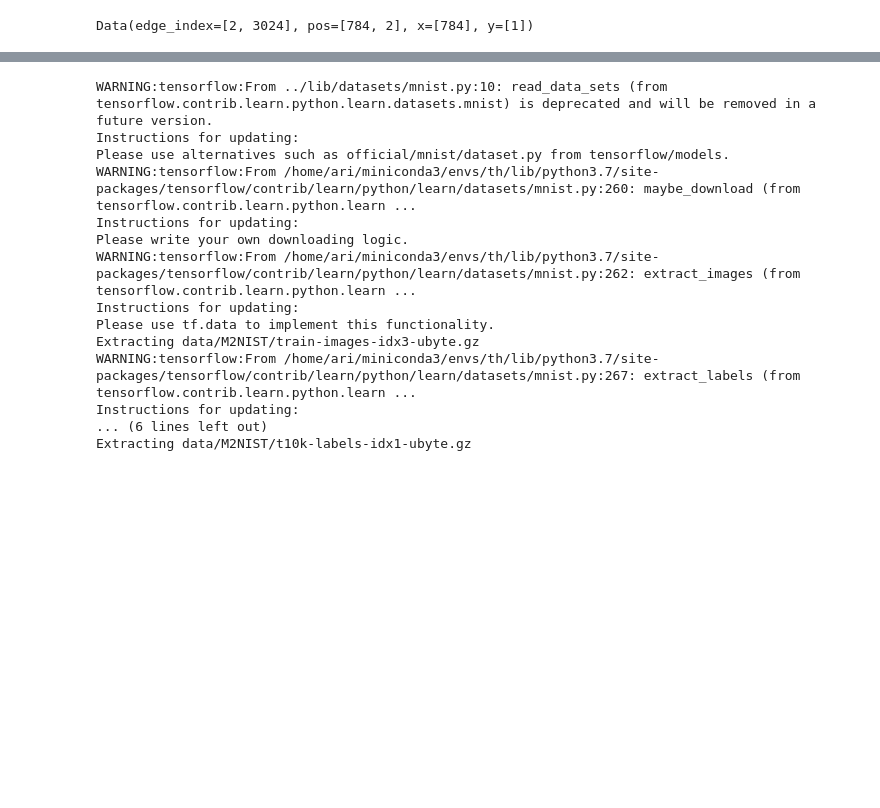
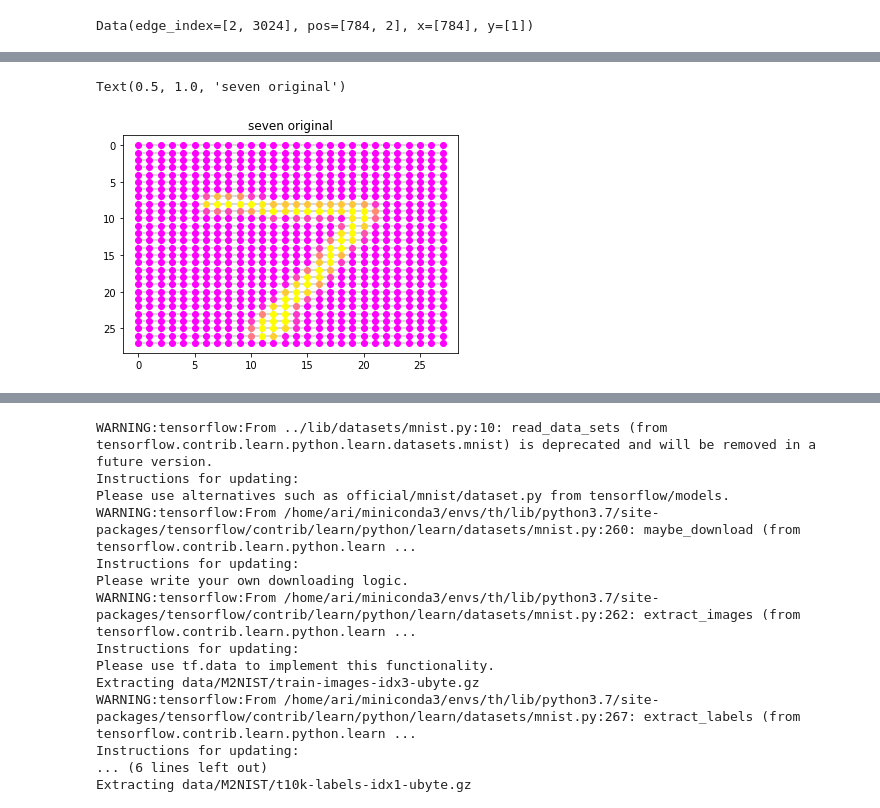
Before and after one commit to aiporre/gcn_segmentation, a Jupyter notebook: examples/Pooling and unpooling layers.ipynb, the cells around one changed output, grey strips where cells are left out. Saved outputs shown, nothing was run; the diff lists cells and outputs as text; code cells hidden in the pictures; blank space fills up the shorter version.

```diff
--- a/examples/Pooling and unpooling layers.ipynb
+++ b/examples/Pooling and unpooling layers.ipynb
@@ -225,0 +239,6 @@ plot_tensor(grid)
+# %%
+plot_tensor(grid)
+plt.title('seven original')# plt.title('seven original')
+# %% [output]
+Text(0.5, 1.0, 'seven original')
+[figure, added]
```
Also changed, not shown: parts of 24 cells of this notebook, 3 other files.
